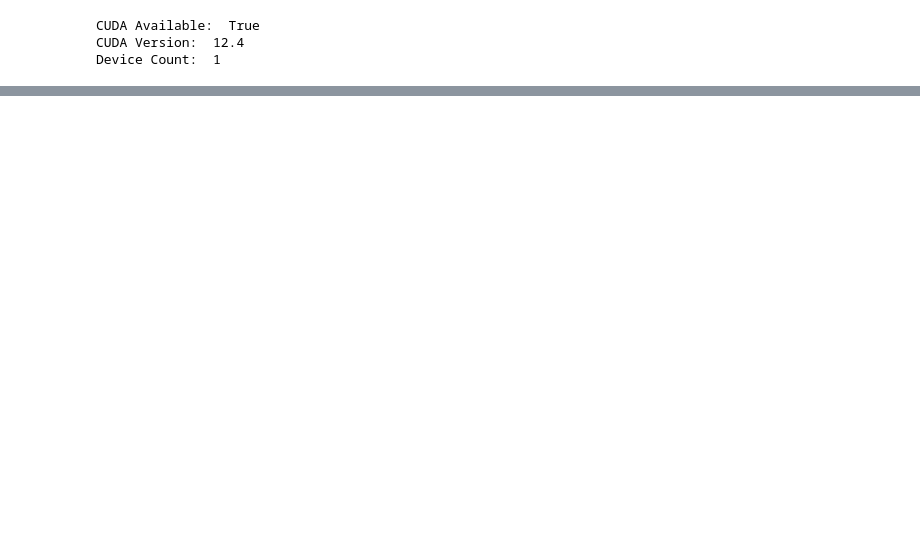
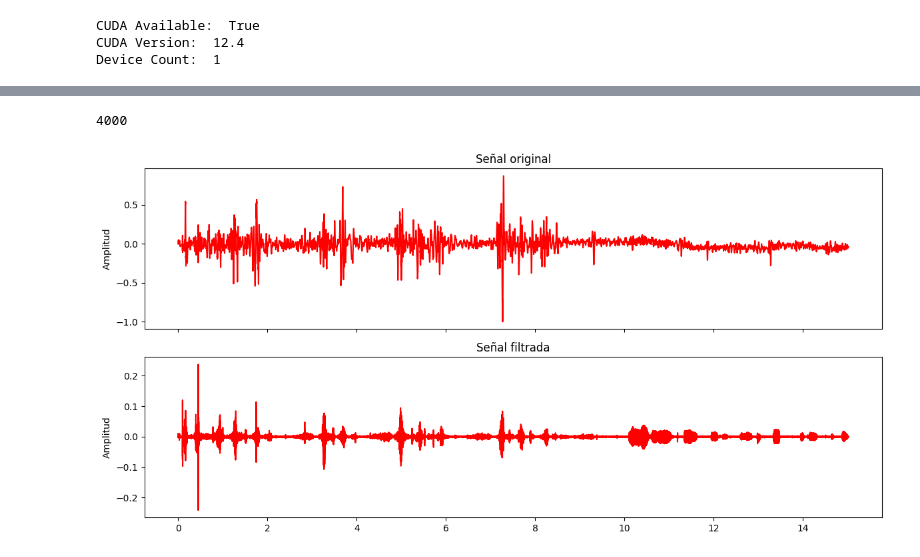
Before and after one commit to jhoser01/Respiratory-Disease-Detection-from-Audio-Signals-Using-Machine-Learning, a Jupyter notebook: pruebas.ipynb, the cells around one changed output, grey strips where cells are left out. Saved outputs shown, nothing was run; the diff lists cells and outputs as text; code cells hidden in the pictures; blank space fills up the shorter version.

```diff
--- a/pruebas.ipynb
+++ b/pruebas.ipynb
@@ -36,7 +39,7 @@ def butter_bandpass_filter(senal: np.array, lowcut: float, highcut: float, fs: f
     y = sg.filtfilt(b, a, senal)  # Aplica el filtro a los datos usando filtrado cero-fase
     return y
 # %%
-def aplicar_filtro_notch(senal, fs, f0, Q):
+def notch_filter(senal, fs, f0, Q):
     """
     senal : array-like
         La señal de entrada a la que se le aplicará el filtro.
@@ -52,10 +55,10 @@ def aplicar_filtro_notch(senal, fs, f0, Q):
         La señal después de aplicar el filtro notch.
     """
     # Diseñar el filtro notch
-    b, a = signal.iirnotch(f0, Q, fs)
+    b, a = sg.iirnotch(f0, Q, fs)
 
     # Aplicar el filtro a la señal
-    senal_filtrada = signal.lfilter(b, a, senal)
+    senal_filtrada = sg.lfilter(b, a, senal)
 
     return senal_filtrada
 # %%
@@ -69,3 +73,45 @@ audio_path = os.path.join(folder_path, audio_files[7])
 
 audio, sr = librosa.load(audio_path, sr=None)  # sr=None para mantener la tasa de muestreo original
 time = np.arange(len(audio))/sr
+# %%
+sr
+# %% [output]
+4000
+# %%
+#DATOS CON FILTRO PASABANDA
+"""Las señales de respiración humana suelen contener información útil en el rango de 100 Hz a 2000 Hz.
+
+Frecuencias bajas (100 Hz): Las respiraciones normales tienen componentes de baja frecuencia que representan el flujo de aire en los pulmones.
+
+Frecuencias altas (2000 Hz): Algunos sonidos respiratorios, como sibilancias o crepitaciones, pueden tener componentes de mayor frecuencia.
+
+Las frecuencias fuera de este rango suelen ser ruido no deseado:
+
+Ruido de baja frecuencia (<100 Hz): Puede ser causado por movimientos del cuerpo, vibraciones o interferencias.
+
+Ruido de alta frecuencia (>2000 Hz): Puede ser causado por ruido ambiental, como el zumbido de equipos eléctricos. """
+
+audiof1 = butter_bandpass_filter(audio, 100, 1800, sr, 4)
+# %%
+#DATOS CON FILTRO NOTCH
+"""50 Hz: Es la frecuencia de la red eléctrica en Portugal y Grecia (los países donde se creó la base de datos)."""
+audiof2 = notch_filter(audiof1, sr, 50, 35)
+# %%
+# Graficar las formas de onda
+fig, ax = plt.subplots(2, 1, figsize=(12, 6), sharex=True)
+
+# Gráfico de señal original
+ax[0].plot(time, audio, color='red')
+ax[0].set_title("Señal original")
+ax[0].set_ylabel("Amplitud")
+
+# Gráfico de señal después de los filtros
+ax[1].plot(time, audiof2, color='red')
+ax[1].set_title("Señal filtrada")
+ax[1].set_ylabel("Amplitud")
+
+
+plt.tight_layout()
+plt.show()
+# %% [output]
+[figure, added]
```
Also changed, not shown: parts of 5 cells of this notebook, 1 other file.
